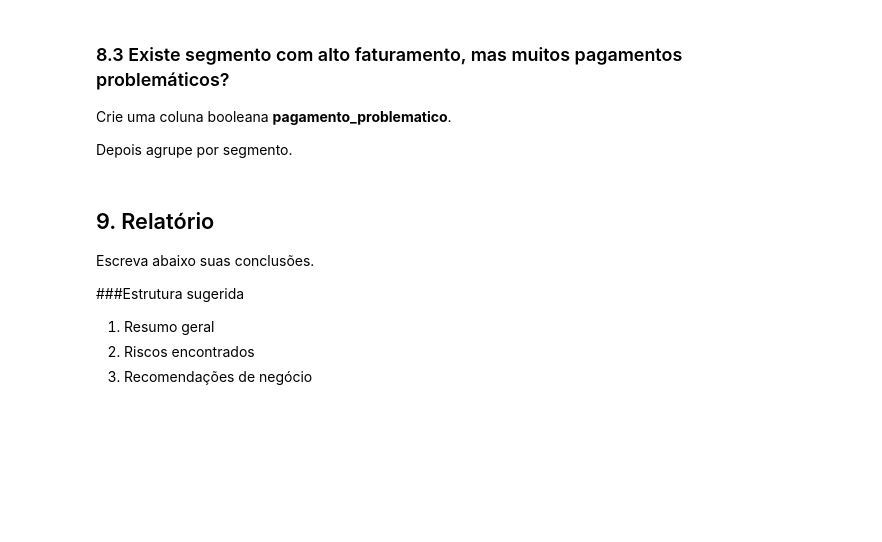
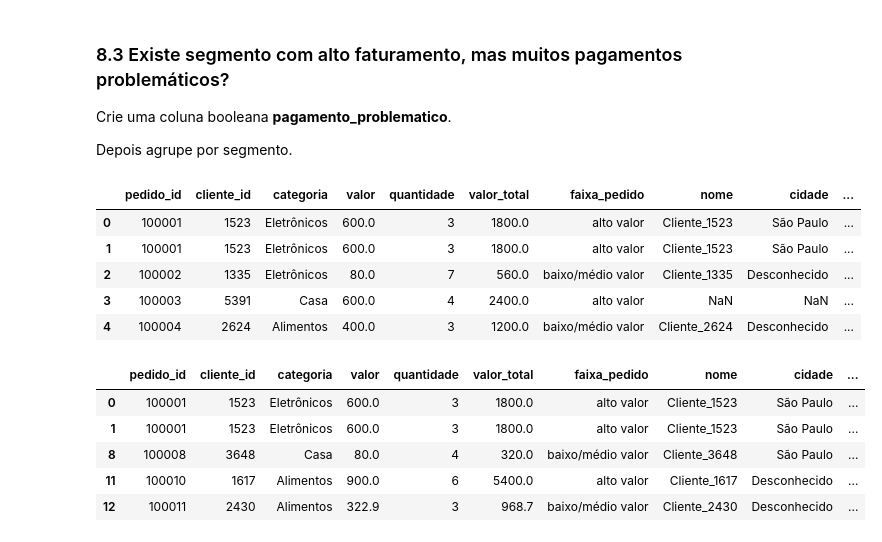
Before and after one commit to Somutt/revisao_py, a Jupyter notebook: 02_data_analysis/pandas_ecommerce.ipynb, the cells around one changed output. Cells and saved outputs as stored; diff of their text form; code cells hidden in the pictures; blank space fills up the shorter version.

Commit message:
chore (data_analysis): analise de segmento problematico

```diff
--- a/02_data_analysis/pandas_ecommerce.ipynb
+++ b/02_data_analysis/pandas_ecommerce.ipynb
@@ -1572,14 +1655,11 @@ Crie uma coluna booleana **pagamento_problematico**.
 
 Depois agrupe por segmento.
 # %%
-#Implementação
+ecommerce_df.head()
+# %% [output]
+|  | pedido_id | cliente_id | categoria | valor | quantidade | valor_total | faixa_pedido | nome | cidade | ... |
+| 0 | 100001 | 1523 | Eletrônicos | 600.0 | 3 | 1800.0 | alto valor | Cliente_1523 | São Paulo | ... |
+| 1 | 100001 | 1523 | Eletrônicos | 600.0 | 3 | 1800.0 | alto valor | Cliente_1523 | São Paulo | ... |
+| 2 | 100002 | 1335 | Eletrônicos | 80.0 | 7 | 560.0 | baixo/médio valor | Cliente_1335 | Desconhecido | ... |
+| 3 | 100003 | 5391 | Casa | 600.0 | 4 | 2400.0 | alto valor | NaN | NaN | ... |
+| 4 | 100004 | 2624 | Alimentos | 400.0 | 3 | 1200.0 | baixo/médio valor | Cliente_2624 | Desconhecido | ... |
-# %% [markdown]
-## 9. Relatório
-
-Escreva abaixo suas conclusões.
-
-###Estrutura sugerida
-
-1. Resumo geral
-2. Riscos encontrados
-4. Recomendações de negócio
@@ -1587,0 +1666,12 @@ Escreva abaixo suas conclusões.
+# %%
+ecommerce_df['pagamento_problematico'] = 'problematico'
+rec_segura = (ecommerce_df['status_pagamento'] == 'Pago')
+
+ecommerce_df.loc[rec_segura].head()
+# %% [output]
+|  | pedido_id | cliente_id | categoria | valor | quantidade | valor_total | faixa_pedido | nome | cidade | ... |
+| 0 | 100001 | 1523 | Eletrônicos | 600.0 | 3 | 1800.0 | alto valor | Cliente_1523 | São Paulo | ... |
+| 1 | 100001 | 1523 | Eletrônicos | 600.0 | 3 | 1800.0 | alto valor | Cliente_1523 | São Paulo | ... |
+| 8 | 100008 | 3648 | Casa | 80.0 | 4 | 320.0 | baixo/médio valor | Cliente_3648 | São Paulo | ... |
+| 11 | 100010 | 1617 | Alimentos | 900.0 | 6 | 5400.0 | alto valor | Cliente_1617 | Desconhecido | ... |
+| 12 | 100011 | 2430 | Alimentos | 322.9 | 3 | 968.7 | baixo/médio valor | Cliente_2430 | Desconhecido | ... |
```
Also changed, not shown: parts of 13 cells of this notebook.
